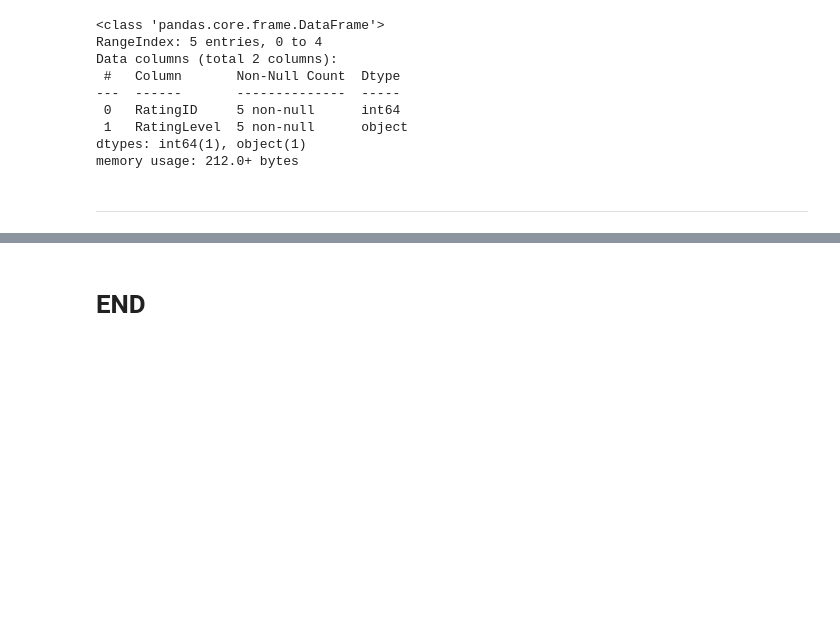
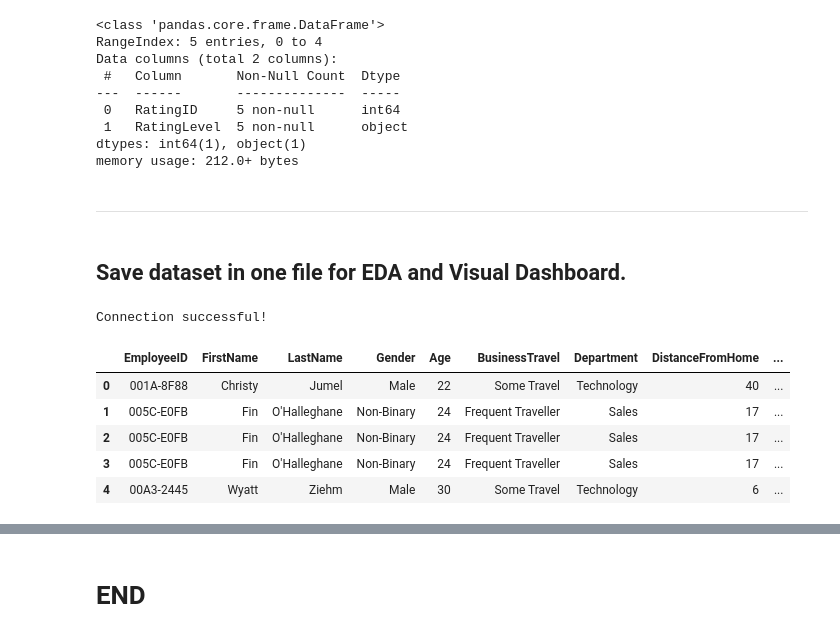
Before and after one commit to 1145267383/HR_Project, a Jupyter notebook: 01-Data_Cleaning/02-Python_Cleaning.ipynb, the cells around one changed output, grey strips where cells are left out. Drawn from its saved outputs; the diff is of its cells as text; code cells hidden in the pictures; blank space fills up the shorter version.

```diff
--- a/01-Data_Cleaning/02-Python_Cleaning.ipynb
+++ b/01-Data_Cleaning/02-Python_Cleaning.ipynb
@@ -241,3 +243,22 @@ dtypes: int64(1), object(1)
 memory usage: 212.0+ bytes
 # %% [markdown]
 _____________________________________
+# %% [markdown]
+## Save dataset in one file for EDA and Visual Dashboard.
+# %%
+## Save dataset in one file for EDA and Visual Dashboard.
+query = """SELECT * FROM FullEmployeePerformanceView;"""
+
+
+df_employees_performance = read_sql_query("Mohamed", "Ssql@1234",query)
+
+
+df_employees_performance.head()
+# %% [output]
+Connection successful!
+|  | EmployeeID | FirstName | LastName | Gender | Age | BusinessTravel | Department | DistanceFromHome | ... |
+| 0 | 001A-8F88 | Christy | Jumel | Male | 22 | Some Travel | Technology | 40 | ... |
+| 1 | 005C-E0FB | Fin | O'Halleghane | Non-Binary | 24 | Frequent Traveller | Sales | 17 | ... |
+| 2 | 005C-E0FB | Fin | O'Halleghane | Non-Binary | 24 | Frequent Traveller | Sales | 17 | ... |
+| 3 | 005C-E0FB | Fin | O'Halleghane | Non-Binary | 24 | Frequent Traveller | Sales | 17 | ... |
+| 4 | 00A3-2445 | Wyatt | Ziehm | Male | 30 | Some Travel | Technology | 6 | ... |
```
Also changed, not shown: parts of 5 cells of this notebook, 9 other files.
